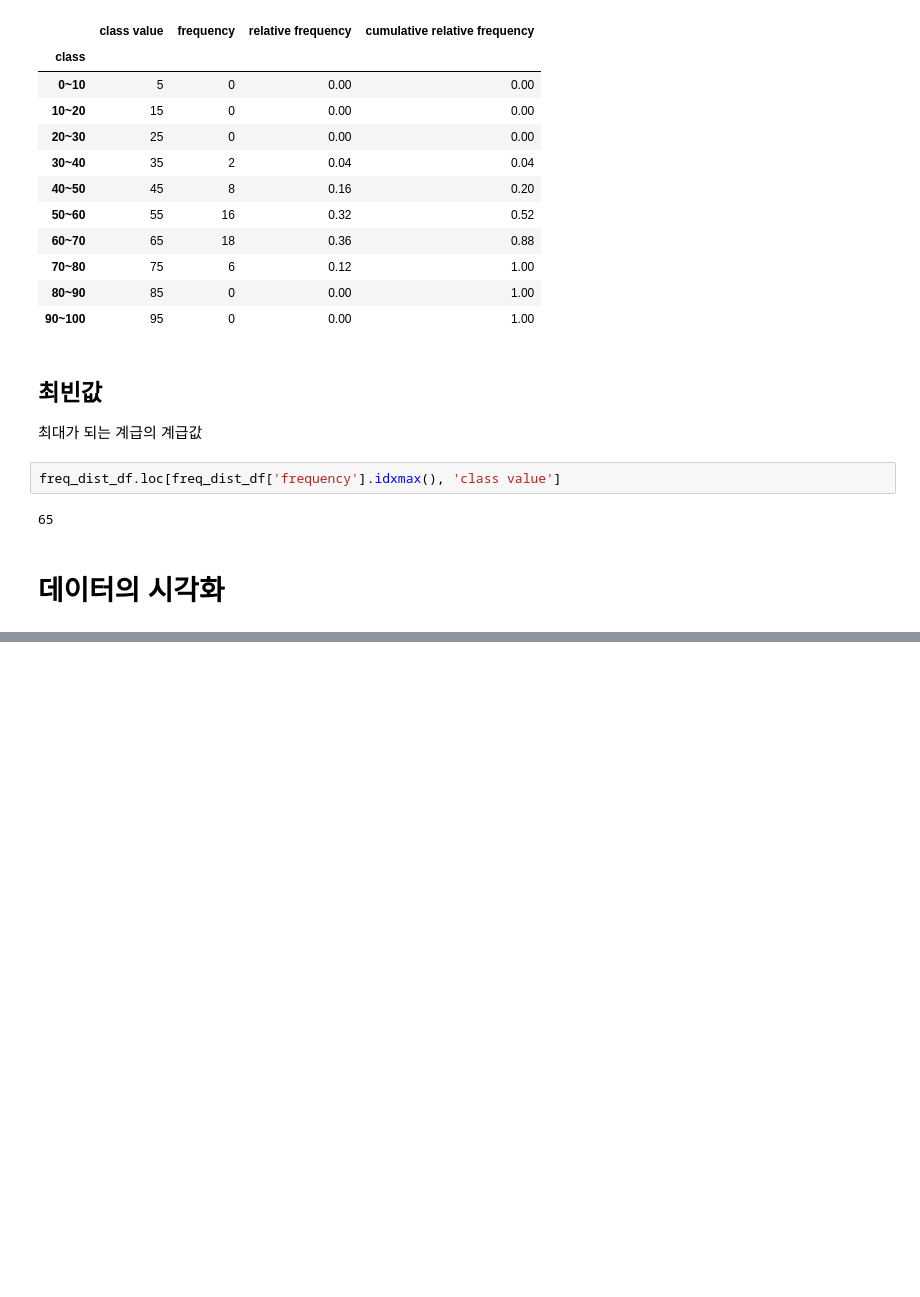
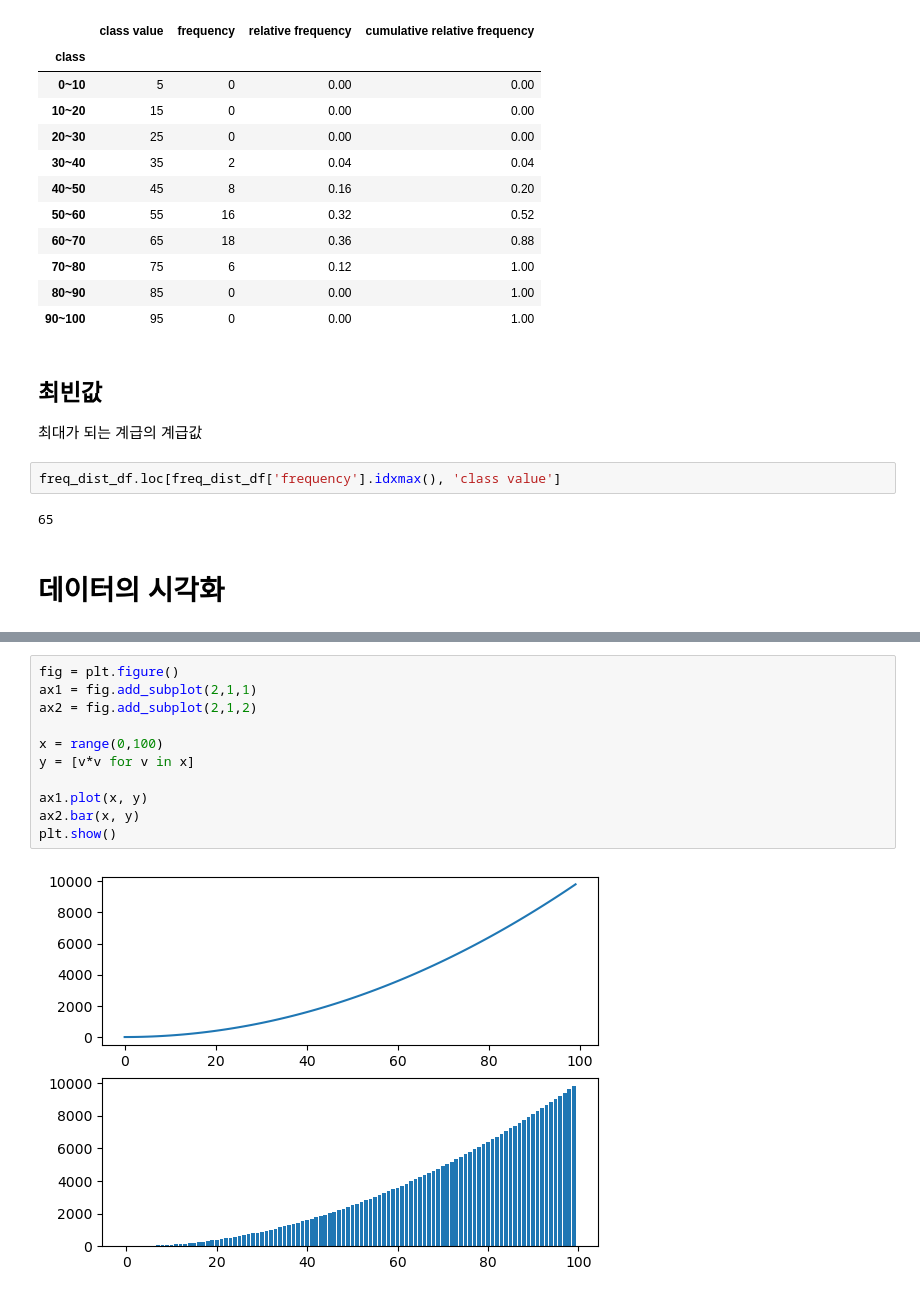
Before and after one commit to friedwook/statistical-analysis, a Jupyter notebook: chap2.ipynb, the cells around one changed output, grey strips where cells are left out. Saved outputs shown, nothing was run; the diff lists cells and outputs as text; blank space fills up the shorter version.

```diff
--- a/chap2.ipynb
+++ b/chap2.ipynb
@@ -388,0 +414,13 @@ plt.show()
+# %%
+fig = plt.figure()
+ax1 = fig.add_subplot(2,1,1)
+ax2 = fig.add_subplot(2,1,2)
+
+x = range(0,100)
+y = [v*v for v in x]
+
+ax1.plot(x, y)
+ax2.bar(x, y)
+plt.show()
+# %% [output]
+[figure, added]
```
Also changed, not shown: parts of 5 cells of this notebook, 3 other files.
